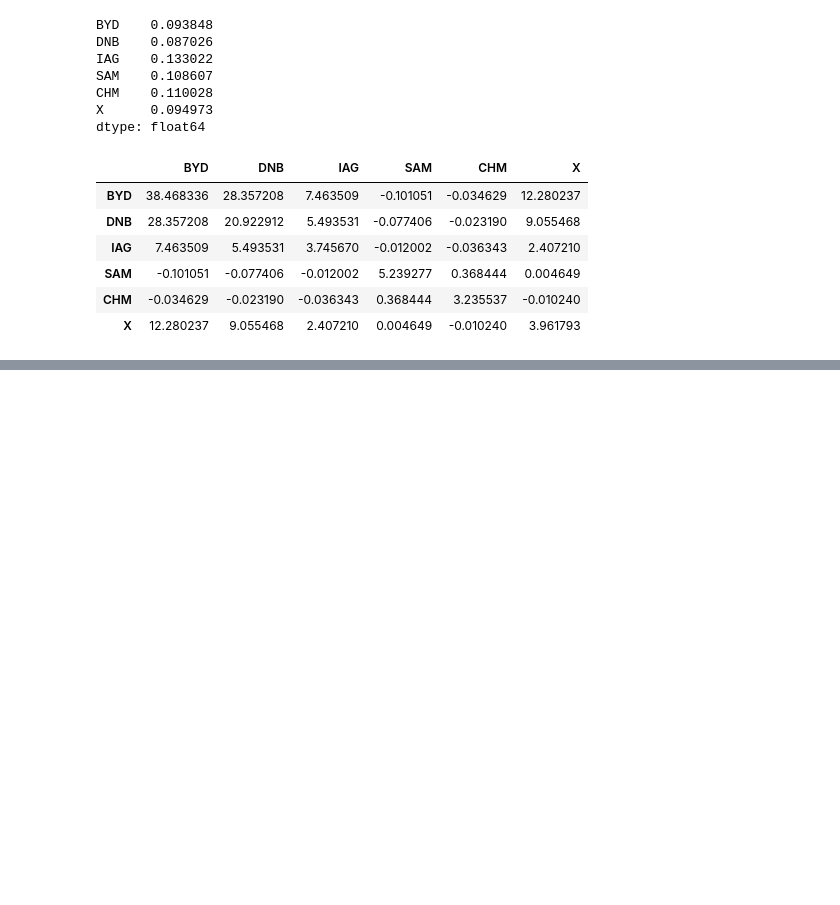
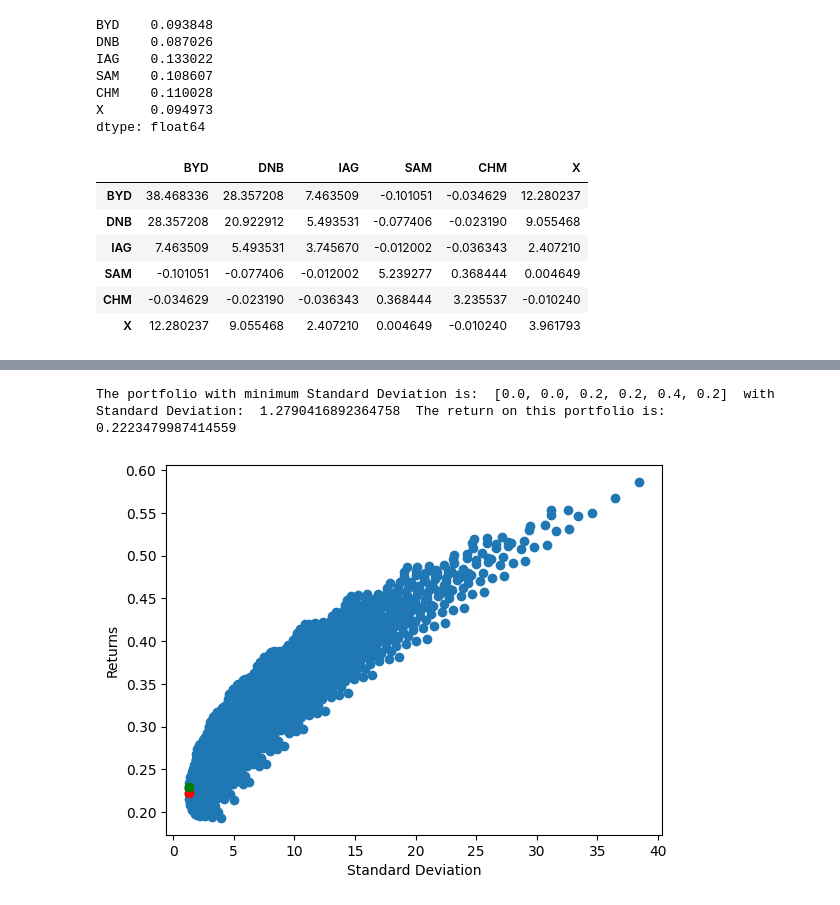
Before and after one commit to xwj0109/PTCW, a Jupyter notebook: MCrisk.ipynb, the cells around one changed output, grey strips where cells are left out. Drawn from its saved outputs; the diff is of its cells as text; code cells hidden in the pictures; blank space fills up the shorter version.

```diff
--- a/MCrisk.ipynb
+++ b/MCrisk.ipynb
@@ -147,0 +127,18 @@ array([0.09497305, 0.09648569, 0.09788789, ..., 0.08476326, 0.07547901,
+# %%
+min_std_index = np.argmin(portfolio_std)
+min_std = min(portfolio_std)
+# Retrieve the weights of the corresponding portfolio
+min_std_weights = normalized_permutations[min_std_index]
+retminstd = portfolio_rets[min_std_index]
+print('The portfolio with minimum Standard Deviation is: ', min_std_weights, ' with Standard Deviation: ', min_std, ' The return on this portfolio is: ', retminstd)
+# %% [output]
+The portfolio with minimum Standard Deviation is:  [0.0, 0.0, 0.2, 0.2, 0.4, 0.2]  with Standard Deviation:  1.2790416892364758  The return on this portfolio is:  0.2223479987414559
+# %%
+plt.scatter(portfolio_std, portfolio_rets)
+plt.scatter(min_std, retminstd, color='r')
+plt.scatter(stdmaxsharpe, retmaxsharpe, color='g')
+plt.xlabel('Standard Deviation')
+plt.ylabel('Returns')
+plt.show()
+# %% [output]
+[figure, added]
```
Also changed, not shown: parts of 8 cells of this notebook.
